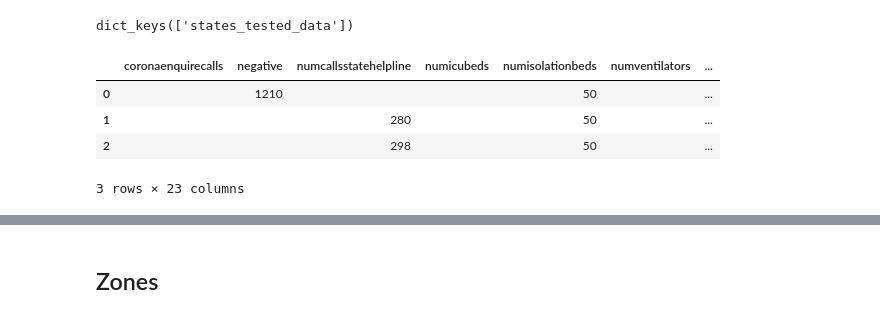
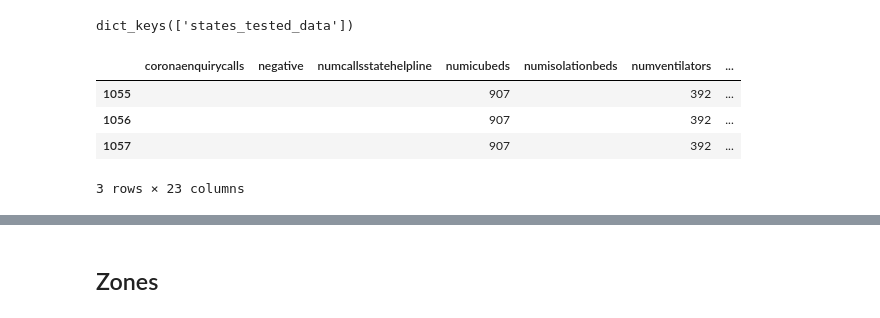
Before and after one commit to imdevskp/covid-19-india-data, a Jupyter notebook: api.ipynb, the cells around one changed output, grey strips where cells are left out. Drawn from its saved outputs; the diff is of its cells as text; code cells hidden in the pictures.

```diff
--- a/api.ipynb
+++ b/api.ipynb
@@ -372,14 +372,14 @@ dict_keys(['states_tested_data'])
 # %%
 # save data in a dataframe
 th = pd.DataFrame(parsed['states_tested_data'])
 
 # first few rows
-th.head(3)
+th.tail(3)
 # %% [output]
-|  | coronaenquirecalls | negative | numcallsstatehelpline | numicubeds | numisolationbeds | numventilators | ... |
-| 0 |  | 1210 |  |  | 50 |  | ... |
-| 1 |  |  | 280 |  | 50 |  | ... |
-| 2 |  |  | 298 |  | 50 |  | ... |
+|  | coronaenquirycalls | negative | numcallsstatehelpline | numicubeds | numisolationbeds | numventilators | ... |
+| 1055 |  |  |  | 907 |  | 392 | ... |
+| 1056 |  |  |  | 907 |  | 392 | ... |
+| 1057 |  |  |  | 907 |  | 392 | ... |
 3 rows × 23 columns
 # %%
 th.columns
```
Also changed, not shown: parts of 10 cells of this notebook, 7 other files.
